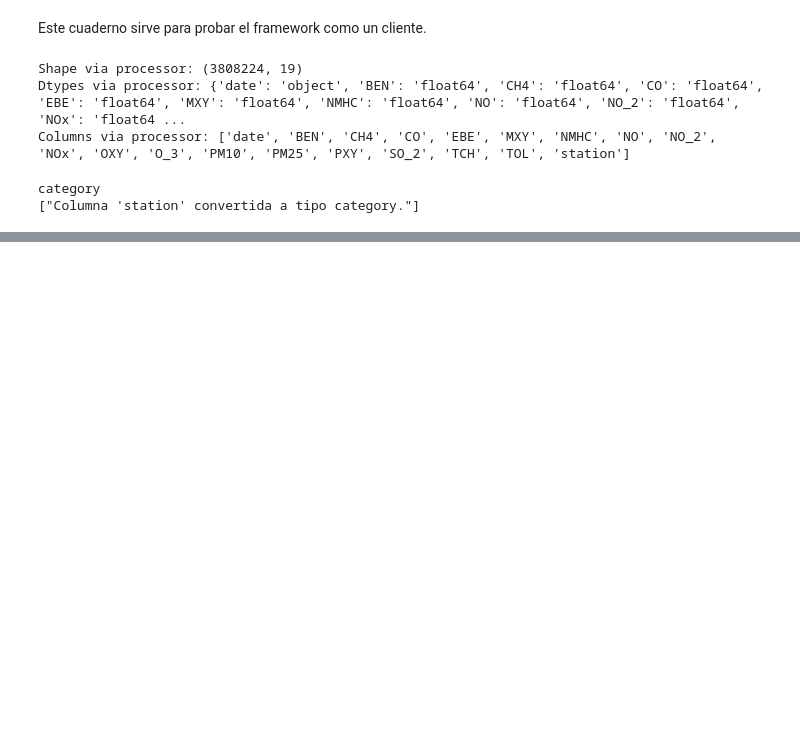
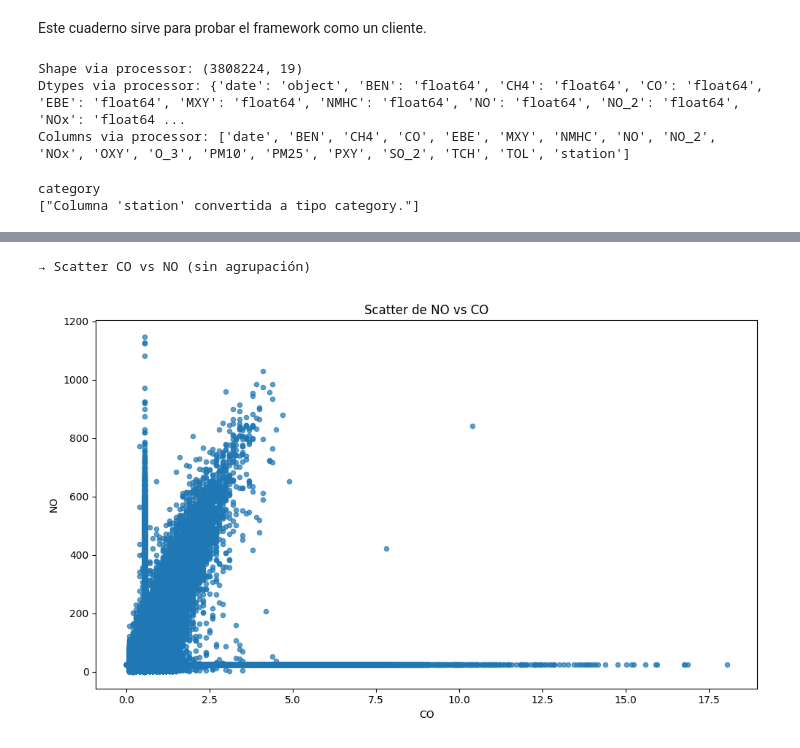
Before and after one commit to AinoaIglesias/ADM-II-Julio, a Jupyter notebook: pruebas.ipynb, the cells around one changed output, grey strips where cells are left out. Saved outputs shown, nothing was run; the diff lists cells and outputs as text; code cells hidden in the pictures; blank space fills up the shorter version.

```diff
--- a/pruebas.ipynb
+++ b/pruebas.ipynb
@@ -199,0 +324,11 @@ Columns via processor: ['date', 'CO', 'NO', 'NO_2', 'NOx', 'O_3', 'PM10', 'SO_2'
+# %%
+#----------------------------------- IPlotStrategy
+#-------------------------------------------------
+# 6. SCATTER
+scat = ScatterStrategy()
+img_scat = scat.plot(df_cleaned, x_col='CO', y_col='NO')
+print("\n→ Scatter CO vs NO (sin agrupación)")
+display(Image(data=img_scat))
+# %% [output]
+→ Scatter CO vs NO (sin agrupación)
+[figure, added]
```
Also changed, not shown: parts of 21 cells of this notebook, 5 other files.
